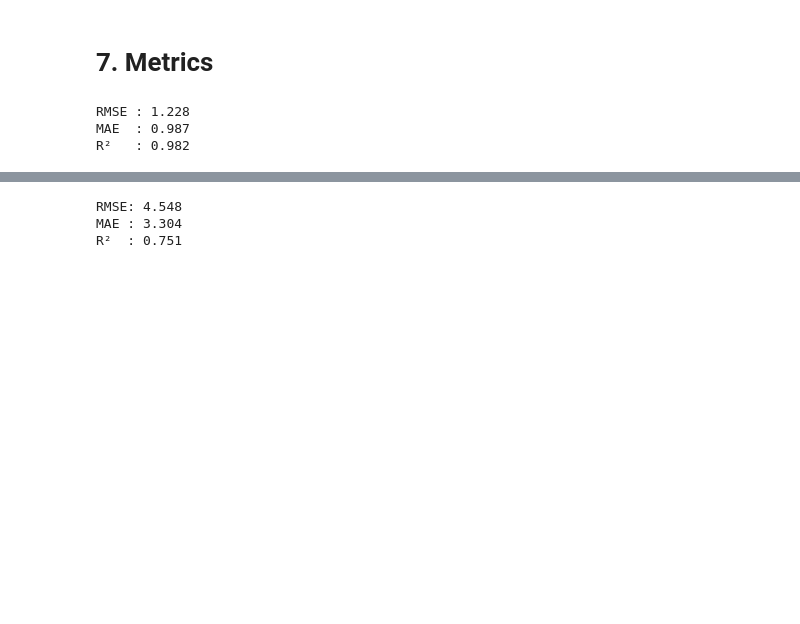
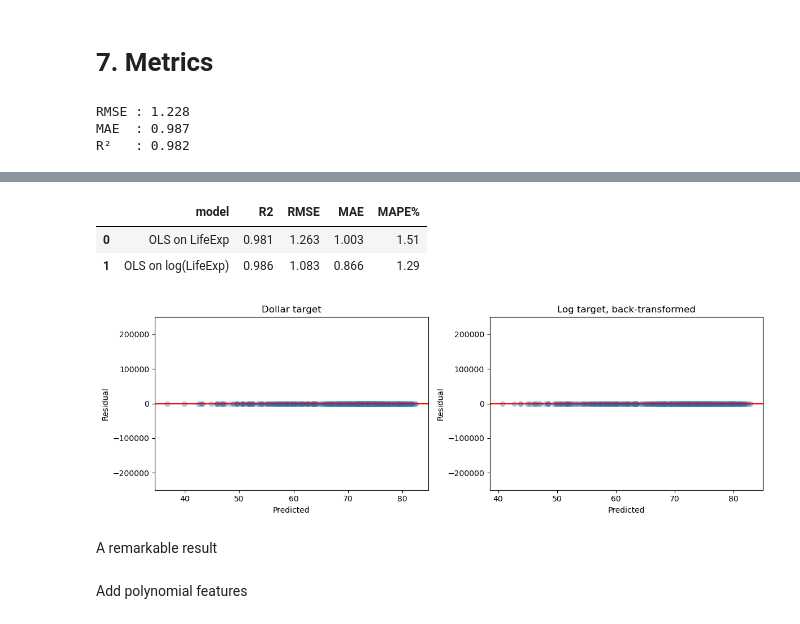
Before and after one commit to Roborohan/WHO-Life-Expectancy-GE, a Jupyter notebook: WHO_EDA.ipynb, the cells around one changed output, grey strips where cells are left out. Cells and saved outputs as stored; diff of their text form; code cells hidden in the pictures; blank space fills up the shorter version.

```diff
--- a/WHO_EDA.ipynb
+++ b/WHO_EDA.ipynb
@@ -412,16 +377,0 @@ predict_life_expectancy(
-# %%
-REGION_COLS = [c for c in X_cols if c.startswith('Region_')]
-
-MINIMAL = ['log_GDP_per_capita', 'Population_mln', 'Schooling',
-           'Economy_status_Developed', 'Year'] + REGION_COLS
-
-res_min, ptr_min, pte_min = fit_ols(X_train_s[MINIMAL], y_train, X_test_s[MINIMAL])
-print('RMSE:', round(metrics.root_mean_squared_error(y_test, pte_min), 3))
-print("")
-print('MAE :', round(metrics.mean_absolute_error(y_test, pte_min), 3))
-print("")
-print('R²  :', round(metrics.r2_score(y_test, pte_min), 3))
-# %% [output]
-RMSE: 4.548
-MAE : 3.304
-R²  : 0.751
@@ -446,0 +378,28 @@ def predict_life_expectancy_min(region, year, gdp_per_capita, population_mln, sc
+# %%
+res_log, ptr_log, pte_log = fit_ols(X_train_f, np.log(y_train), X_test_f)
+
+pred_life = np.exp(pte_log)
+
+log_model = all_metrics(y_test, pred_life, 'OLS on log(LifeExp)')
+
+comparison = pd.DataFrame([all_metrics(y_test, pte, 'OLS on LifeExp'), log_model])
+comparison.round(3)
+# %% [output]
+|  | model | R2 | RMSE | MAE | MAPE% |
+| 0 | OLS on LifeExp | 0.981 | 1.263 | 1.003 | 1.51 |
+| 1 | OLS on log(LifeExp) | 0.986 | 1.083 | 0.866 | 1.29 |
+# %%
+fig, axes = plt.subplots(1, 2, figsize=(12, 4))
+axes[0].scatter(pte, y_test - pte, alpha=0.3)
+axes[0].axhline(0, color='red'); axes[0].set_title('Dollar target')
+axes[1].scatter(pred_life, y_test - pred_life, alpha=0.3)
+axes[1].axhline(0, color='red'); axes[1].set_title('Log target, back-transformed')
+for a in axes:
+    a.set_xlabel('Predicted'); a.set_ylabel('Residual'); a.set_ylim(-250000, 250000)
+plt.tight_layout(); plt.show()
+# %% [output]
+[figure, added]
+# %% [markdown]
+A remarkable result
+# %% [markdown]
+Add polynomial features
```
Also changed, not shown: parts of 5 cells of this notebook, 1 other file.
